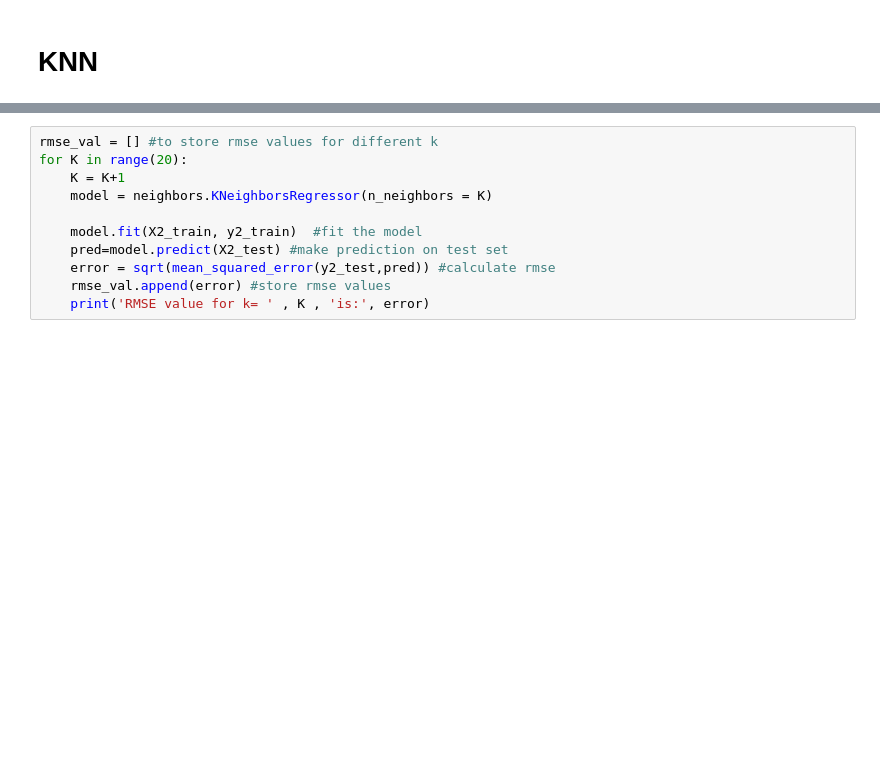
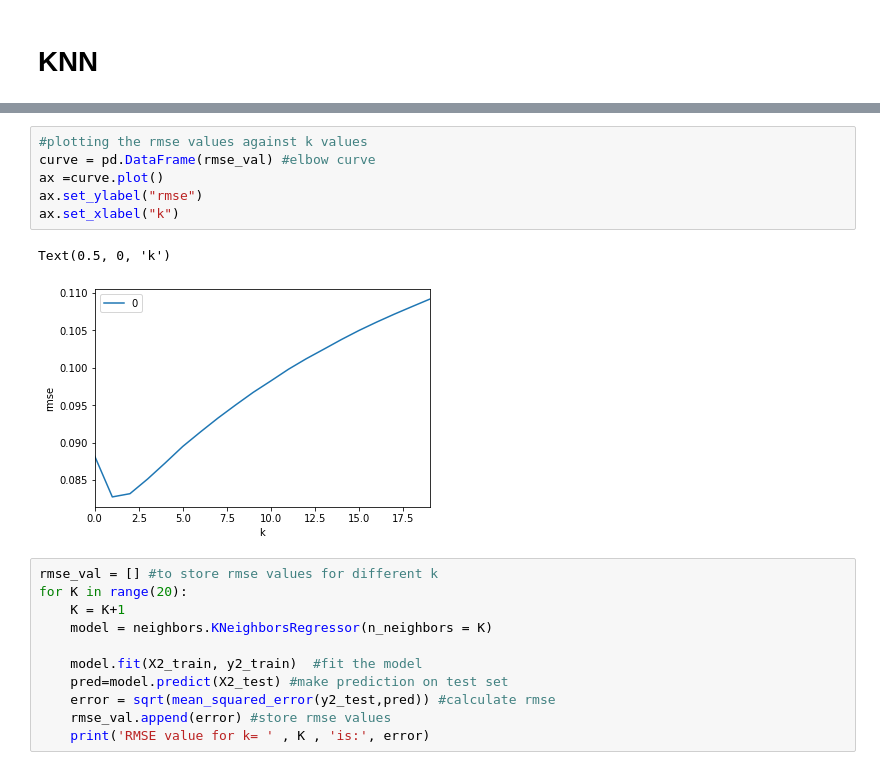
Before and after one commit to hyoussef/pmsm, a Jupyter notebook: pmsm.ipynb, the cells around one changed output, grey strips where cells are left out. Saved outputs shown, nothing was run; the diff lists cells and outputs as text; blank space fills up the shorter version.

```diff
--- a/pmsm.ipynb
+++ b/pmsm.ipynb
@@ -395,6 +406,15 @@ RMSE value for k=  17 is: 0.1060880098193906
 RMSE value for k=  18 is: 0.10714490283281744
 RMSE value for k=  19 is: 0.1081495729644277
 RMSE value for k=  20 is: 0.10913885468899012
+# %%
+#plotting the rmse values against k values
+curve = pd.DataFrame(rmse_val) #elbow curve
+ax =curve.plot()
+ax.set_ylabel("rmse")
+ax.set_xlabel("k")
+# %% [output]
+Text(0.5, 0, 'k')
+[figure, added]
 # %%
 rmse_val = [] #to store rmse values for different k
 for K in range(20):
```
Also changed, not shown: parts of 1 cell of this notebook.
